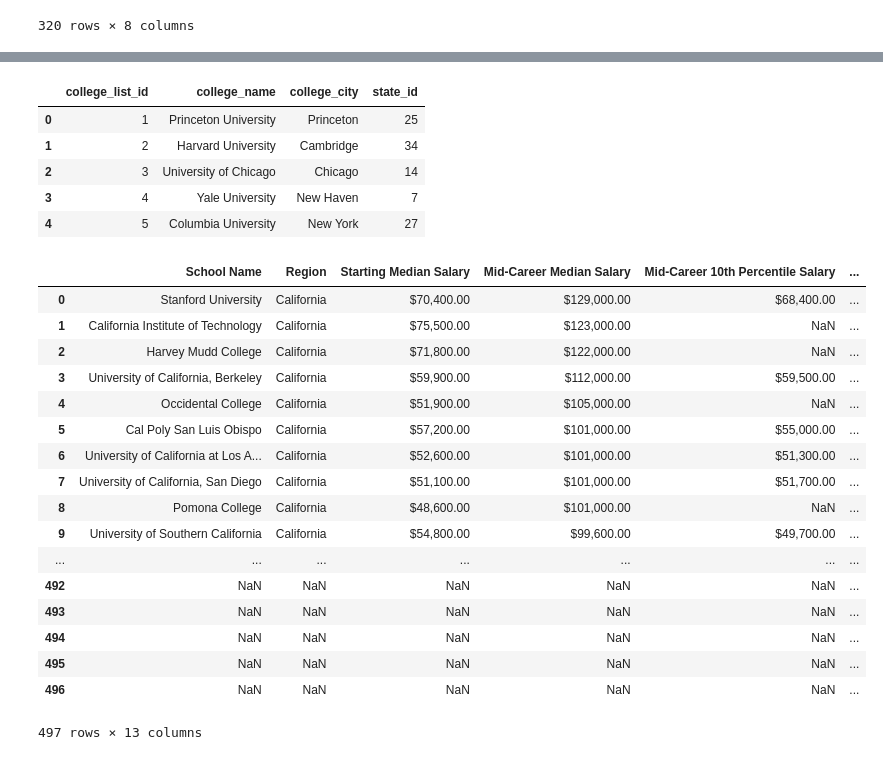
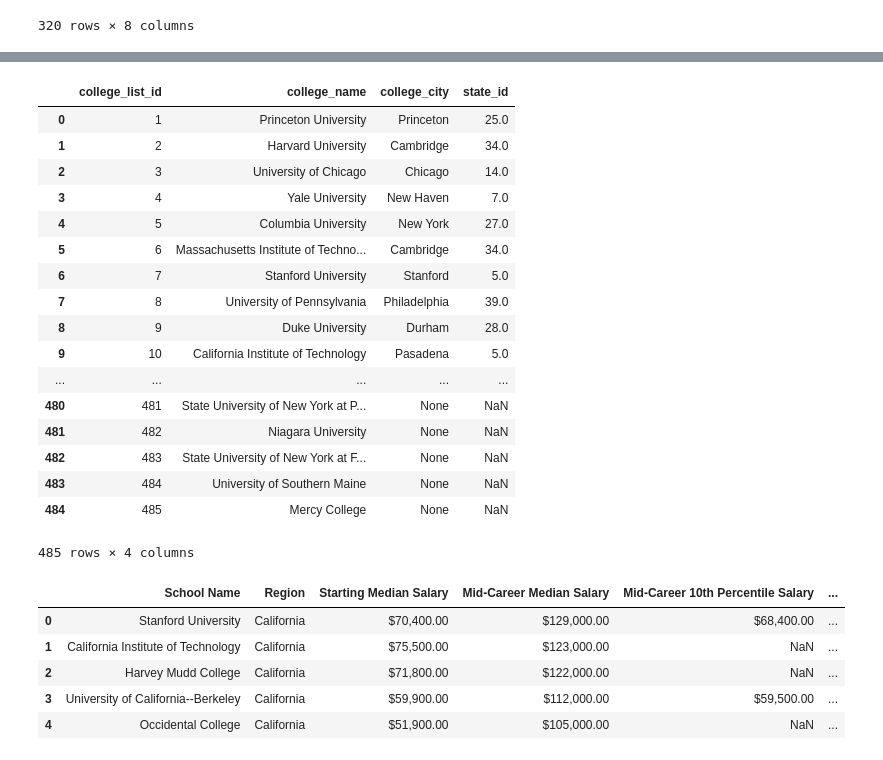
Before and after one commit to kukuswish/ETL_project_RUDS, a Jupyter notebook: app/region.ipynb, the cells around one changed output, grey strips where cells are left out. Cells and saved outputs as stored; diff of their text form; code cells hidden in the pictures.

```diff
--- a/app/region.ipynb
+++ b/app/region.ipynb
@@ -94,35 +100,37 @@ sdf.head(300)
 # %%
 #get college list table
 clist = pd.read_sql_query("Select * from college_list", con=engine)
-clist.head()
+clist
 # %% [output]
 |  | college_list_id | college_name | college_city | state_id |
-| 0 | 1 | Princeton University | Princeton | 25 |
-| 1 | 2 | Harvard University | Cambridge | 34 |
-| 2 | 3 | University of Chicago | Chicago | 14 |
-| 3 | 4 | Yale University | New Haven | 7 |
-| 4 | 5 | Columbia University | New York | 27 |
+| 0 | 1 | Princeton University | Princeton | 25.0 |
+| 1 | 2 | Harvard University | Cambridge | 34.0 |
+| 2 | 3 | University of Chicago | Chicago | 14.0 |
+| 3 | 4 | Yale University | New Haven | 7.0 |
+| 4 | 5 | Columbia University | New York | 27.0 |
+| 5 | 6 | Massachusetts Institute of Techno... | Cambridge | 34.0 |
+| 6 | 7 | Stanford University | Stanford | 5.0 |
+| 7 | 8 | University of Pennsylvania | Philadelphia | 39.0 |
+| 8 | 9 | Duke University | Durham | 28.0 |
+| 9 | 10 | California Institute of Technology | Pasadena | 5.0 |
+| ... | ... | ... | ... | ... |
+| 480 | 481 | State University of New York at P... | None | NaN |
+| 481 | 482 | Niagara University | None | NaN |
+| 482 | 483 | State University of New York at F... | None | NaN |
+| 483 | 484 | University of Southern Maine | None | NaN |
+| 484 | 485 | Mercy College | None | NaN |
+485 rows × 4 columns
 # %%
 #merge tables
-merged = sdf.merge(clist, left_on="School Name", right_on="college_name", how='outer')
+merged = sdf.merge(clist, left_on="School Name", right_on="college_name", how='left')
 
-merged
+#merged['college_list_id']= merged['college_list_id'].astype('int')
+
+merged.head()
 # %% [output]
 |  | School Name | Region | Starting Median Salary | Mid-Career Median Salary | Mid-Career 10th Percentile Salary | ... |
 | 0 | Stanford University | California | $70,400.00 | $129,000.00 | $68,400.00 | ... |
 | 1 | California Institute of Technology | California | $75,500.00 | $123,000.00 | NaN | ... |
 | 2 | Harvey Mudd College | California | $71,800.00 | $122,000.00 | NaN | ... |
-| 3 | University of California, Berkeley | California | $59,900.00 | $112,000.00 | $59,500.00 | ... |
+| 3 | University of California--Berkeley | California | $59,900.00 | $112,000.00 | $59,500.00 | ... |
 | 4 | Occidental College | California | $51,900.00 | $105,000.00 | NaN | ... |
-| 5 | Cal Poly San Luis Obispo | California | $57,200.00 | $101,000.00 | $55,000.00 | ... |
-| 6 | University of California at Los A... | California | $52,600.00 | $101,000.00 | $51,300.00 | ... |
-| 7 | University of California, San Diego | California | $51,100.00 | $101,000.00 | $51,700.00 | ... |
-| 8 | Pomona College | California | $48,600.00 | $101,000.00 | NaN | ... |
-| 9 | University of Southern California | California | $54,800.00 | $99,600.00 | $49,700.00 | ... |
-| ... | ... | ... | ... | ... | ... | ... |
-| 492 | NaN | NaN | NaN | NaN | NaN | ... |
-| 493 | NaN | NaN | NaN | NaN | NaN | ... |
-| 494 | NaN | NaN | NaN | NaN | NaN | ... |
-| 495 | NaN | NaN | NaN | NaN | NaN | ... |
-| 496 | NaN | NaN | NaN | NaN | NaN | ... |
-497 rows × 13 columns
```
Also changed, not shown: parts of 20 cells of this notebook.
